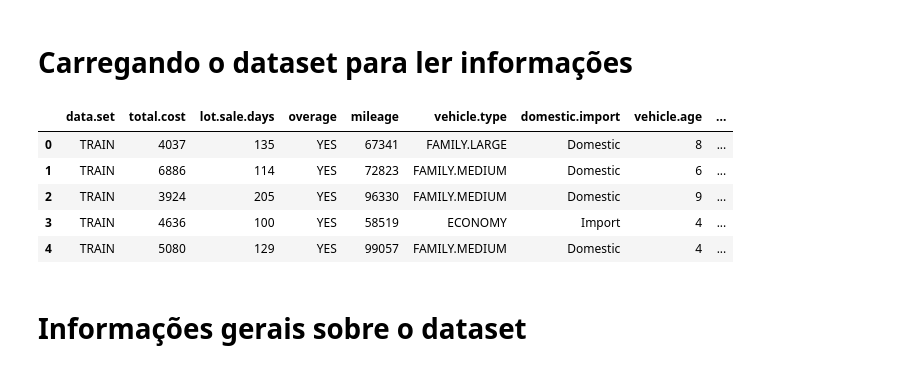
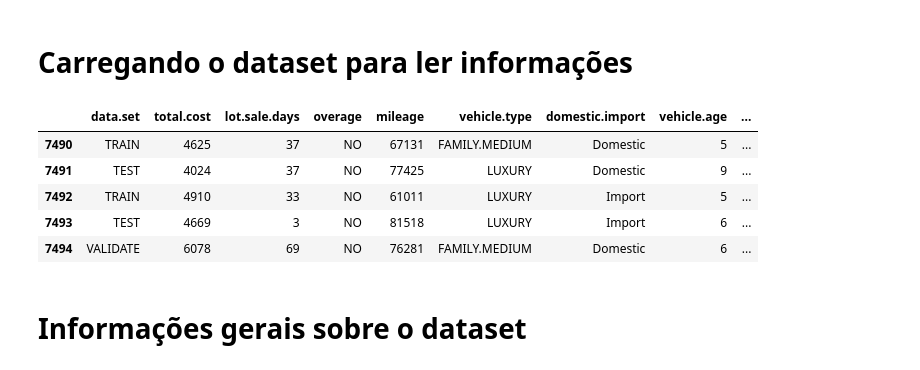
Before and after one commit to auserafim/edas, a Jupyter notebook: eda_used_cars/i.ipynb, the cells around one changed output. Cells and saved outputs as stored; diff of their text form; code cells hidden in the pictures.

```diff
--- a/eda_used_cars/i.ipynb
+++ b/eda_used_cars/i.ipynb
@@ -8,14 +8,14 @@ import matplotlib.pyplot as plt
 # Carregando o dataset para ler informações
 # %%
 df = pd.read_csv('carros_usados.csv', sep=';')
-df.head()
+df.tail(5)
 # %% [output]
 |  | data.set | total.cost | lot.sale.days | overage | mileage | vehicle.type | domestic.import | vehicle.age | ... |
-| 0 | TRAIN | 4037 | 135 | YES | 67341 | FAMILY.LARGE | Domestic | 8 | ... |
-| 1 | TRAIN | 6886 | 114 | YES | 72823 | FAMILY.MEDIUM | Domestic | 6 | ... |
-| 2 | TRAIN | 3924 | 205 | YES | 96330 | FAMILY.MEDIUM | Domestic | 9 | ... |
-| 3 | TRAIN | 4636 | 100 | YES | 58519 | ECONOMY | Import | 4 | ... |
-| 4 | TRAIN | 5080 | 129 | YES | 99057 | FAMILY.MEDIUM | Domestic | 4 | ... |
+| 7490 | TRAIN | 4625 | 37 | NO | 67131 | FAMILY.MEDIUM | Domestic | 5 | ... |
+| 7491 | TEST | 4024 | 37 | NO | 77425 | LUXURY | Domestic | 9 | ... |
+| 7492 | TRAIN | 4910 | 33 | NO | 61011 | LUXURY | Import | 5 | ... |
+| 7493 | TEST | 4669 | 3 | NO | 81518 | LUXURY | Import | 6 | ... |
+| 7494 | VALIDATE | 6078 | 69 | NO | 76281 | FAMILY.MEDIUM | Domestic | 6 | ... |
 # %% [markdown]
 # Informações gerais sobre o dataset
 # %%
```
Also changed, not shown: parts of 26 cells of this notebook, 4 other files.
